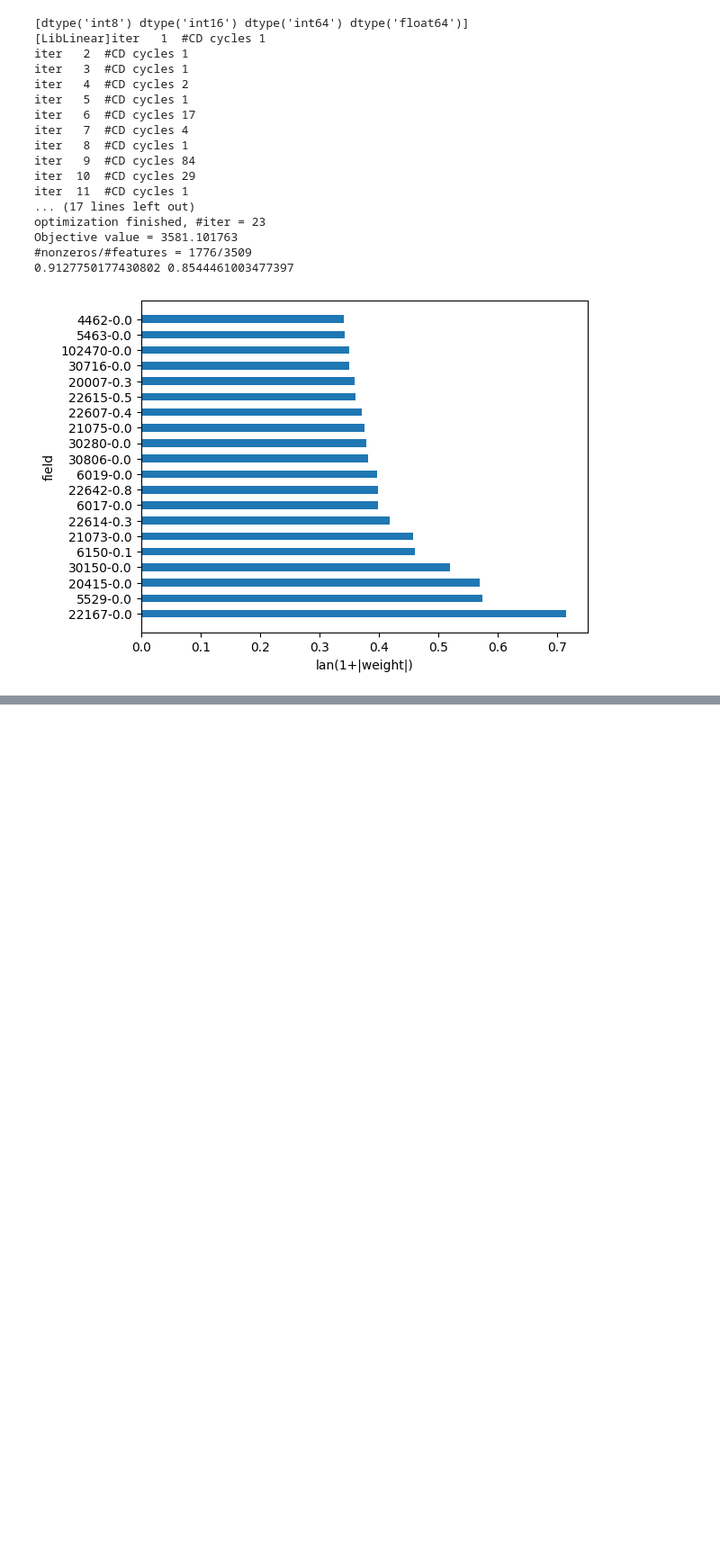
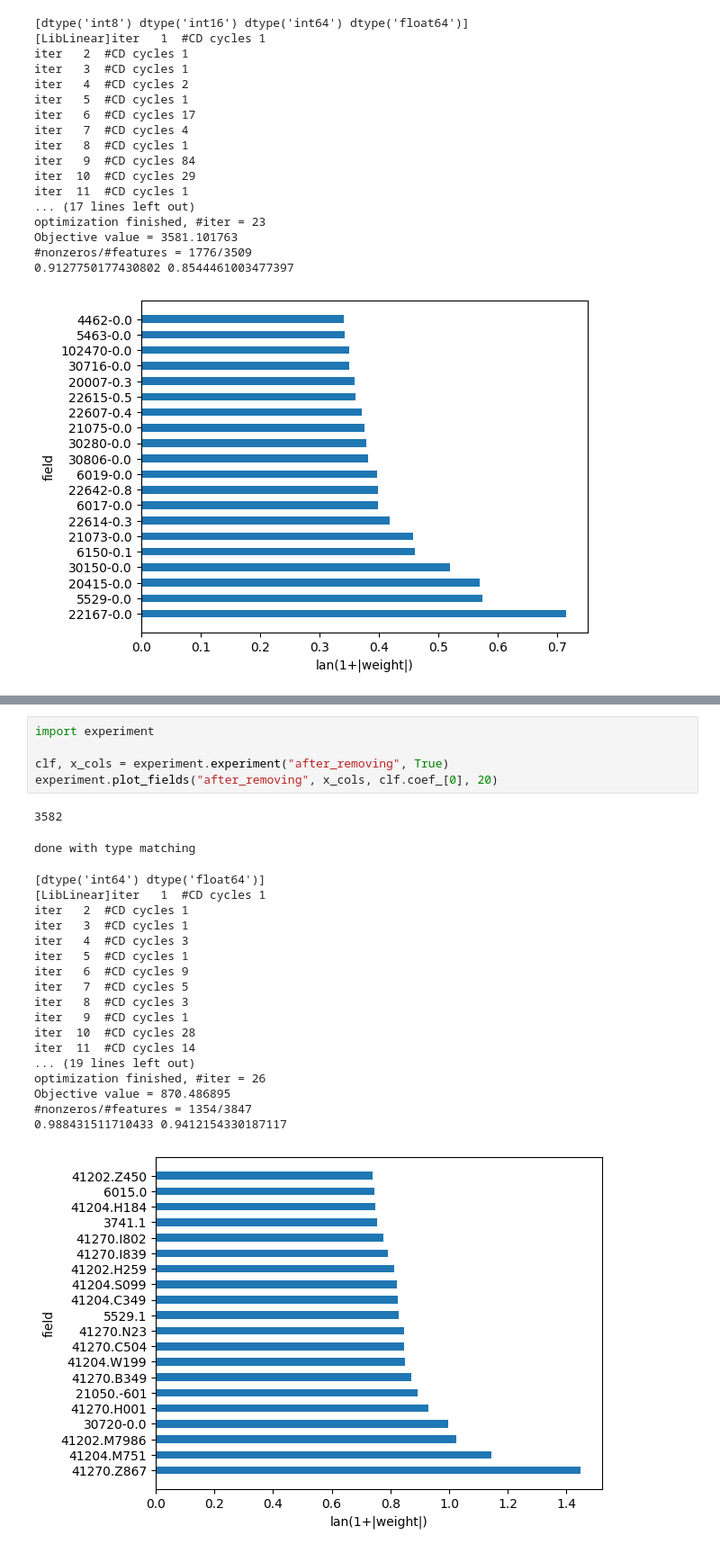
Before and after one commit to Ronemisimus/DVT_Machine_Learning_Research, a Jupyter notebook: server_files/tests.ipynb, the cells around one changed output, grey strips where cells are left out. Shown at 90% size. Drawn from its saved outputs; the diff is of its cells as text; blank space fills up the shorter version.

```diff
--- a/server_files/tests.ipynb
+++ b/server_files/tests.ipynb
@@ -671,0 +741,26 @@ Objective value = 3581.101763
+# %%
+import experiment
+
+clf, x_cols = experiment.experiment("after_removing", True)
+experiment.plot_fields("after_removing", x_cols, clf.coef_[0], 20)
+# %% [output]
+3582
+done with type matching
+[dtype('int64') dtype('float64')]
+[LibLinear]iter   1  #CD cycles 1
+iter   2  #CD cycles 1
+iter   3  #CD cycles 1
+iter   4  #CD cycles 3
+iter   5  #CD cycles 1
+iter   6  #CD cycles 9
+iter   7  #CD cycles 5
+iter   8  #CD cycles 3
+iter   9  #CD cycles 1
+iter  10  #CD cycles 28
+iter  11  #CD cycles 14
+... (19 lines left out)
+optimization finished, #iter = 26
+Objective value = 870.486895
+#nonzeros/#features = 1354/3847
+0.988431511710433 0.9412154330187117
+[figure, added]
```
Also changed, not shown: parts of 18 cells of this notebook, 1 other file.
